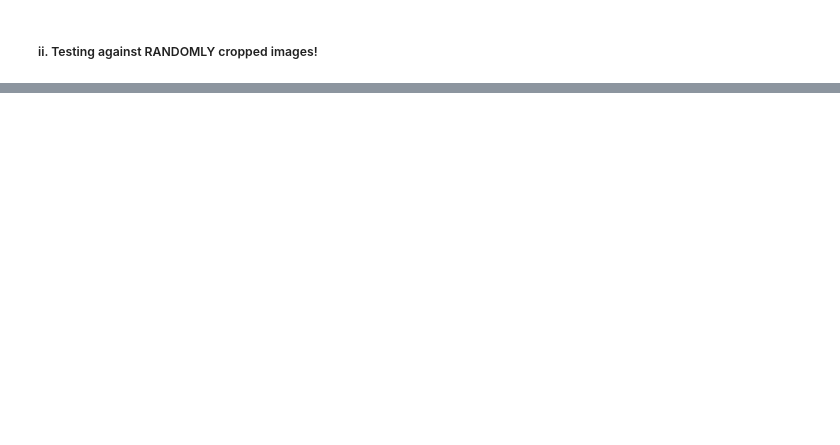
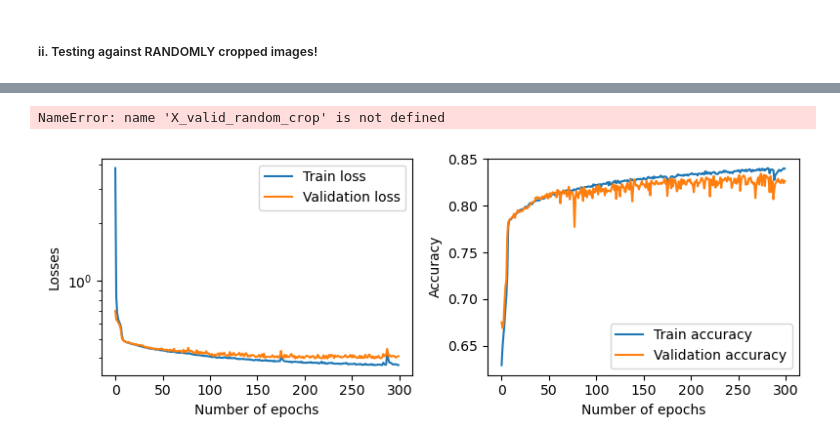
Before and after one commit to natascha-b/PennHonoursThesis, a Jupyter notebook: referenceArchitecture.ipynb, the cells around one changed output, grey strips where cells are left out. Drawn from its saved outputs; the diff is of its cells as text; code cells hidden in the pictures; blank space fills up the shorter version.

```diff
--- a/referenceArchitecture.ipynb
+++ b/referenceArchitecture.ipynb
@@ -599,0 +628,18 @@ plot_roc(fig, ax, y_random_pred, X_test_random_crop[:,:,25:], y_test_random_crop
+# %%
+model5 = models.Sequential()
+
+model5.add(layers.Conv2D(16, (3,3), activation='relu', padding='same', input_shape=(25,50,1)))
+model5.add(layers.MaxPooling2D((2,2), strides = 2))
+#paper says dropout here, but github code seems like there's none, so skipping for now!
+model5.add(layers.Conv2D(32, (3,3), activation='relu', padding='valid'))
+model5.add(layers.MaxPooling2D((2,2), strides = 2))
+model5.add(layers.Dropout(0.3))
+model5.add(layers.Conv2D(64, (3,3), activation='relu', padding='valid'))
+model5.add(layers.MaxPooling2D((2,2), strides=2))
+model5.add(layers.Dropout(0.3))
+
+model5.add(layers.Flatten())
+model5.add(layers.Dense(32, activation='relu'))
+model5.add(layers.Dense(1, activation='sigmoid'))
+
+model5.summary()
@@ -599,0 +665,23 @@ plot_roc(fig, ax, y_random_pred, X_test_random_crop[:,:,25:], y_test_random_crop
+# %%
+print(X_valid_random_crop[:,:,25:].shape)
+print(y_train_random_crop.shape)
+# %% [output]
+NameError: name 'X_valid_random_crop' is not defined
+# %%
+model5.compile(loss='binary_crossentropy', optimizer=Adam(learning_rate=0.001), metrics=['accuracy'])
+# %%
+saveFileName5 = 'model_benchmark_ACarchitecture_RANDOMcrop_nodiff.keras'
+
+if False: #change to if False once trained properly !
+
+    plot_losses = PlotLosses()
+    model5.fit(X_train_random_crop[:,:,25:], y_train_random_crop,
+               batch_size=512, epochs=300,
+               validation_data=(X_valid_random_crop[:,:,25:], y_valid_random_crop),
+               verbose=1, callbacks=[plot_losses])
+
+    model5.save(saveFileName5)
+
+model5 = load_model(saveFileName5)
+# %% [output]
+[figure, added]
```
Also changed, not shown: parts of 46 cells of this notebook, 4 other files.
